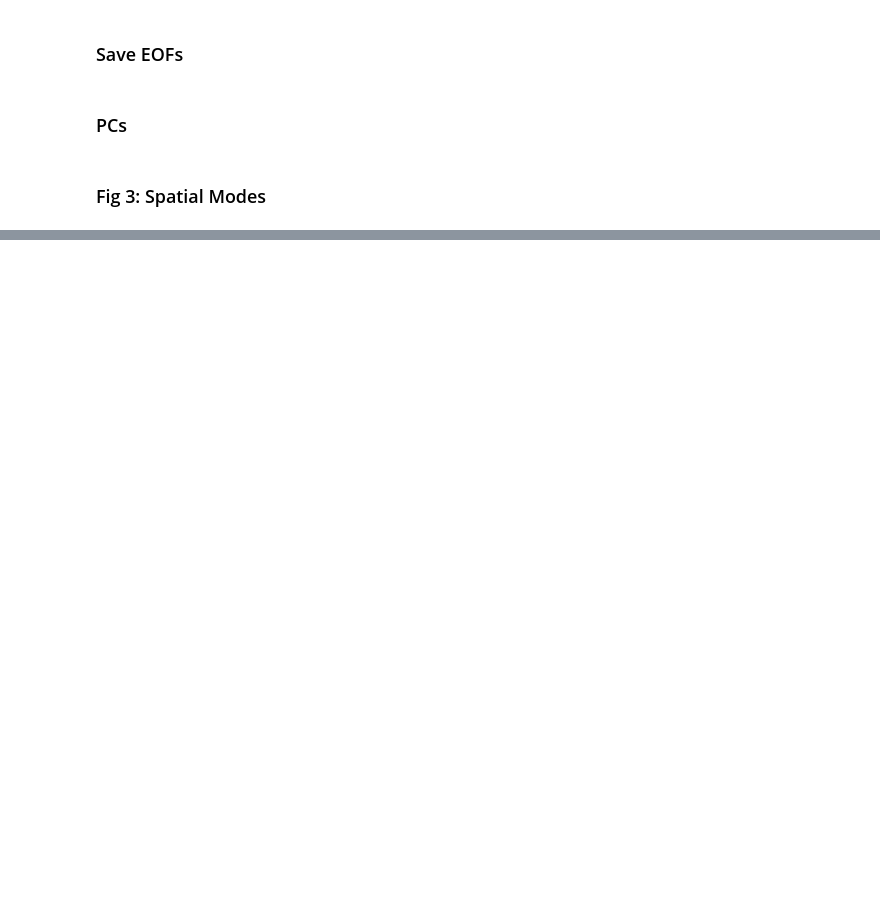
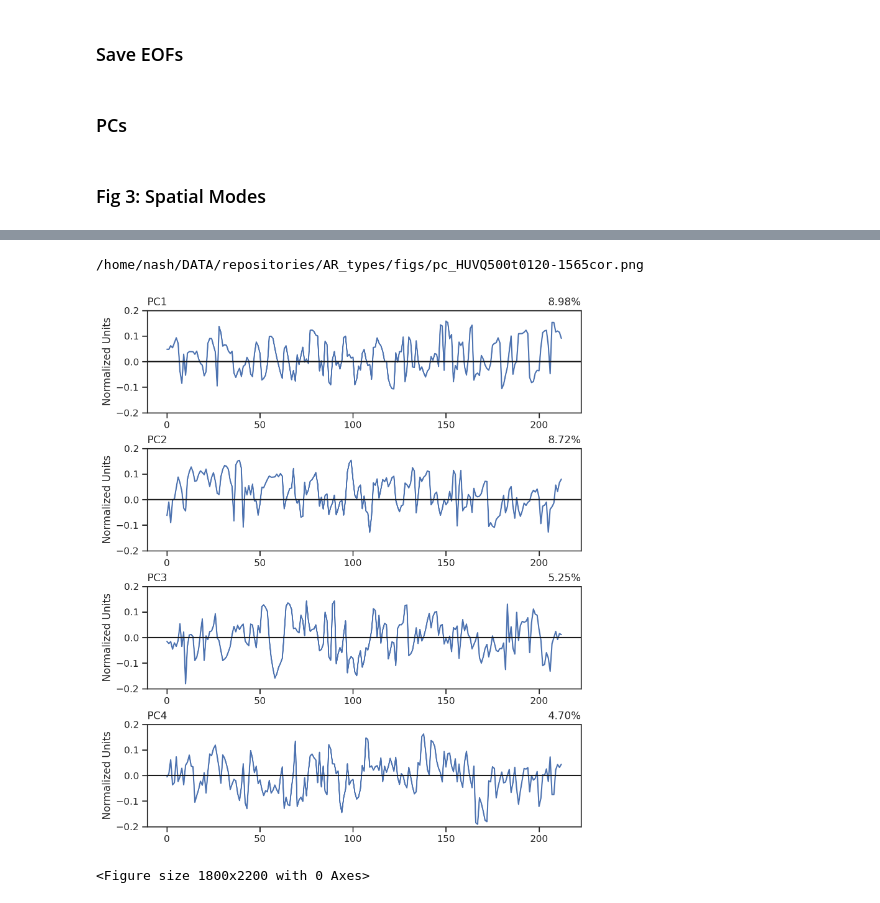
Before and after one commit to dlnash/AR_types, a Jupyter notebook: analysis/eof_multi_variate.ipynb, the cells around one changed output, grey strips where cells are left out. Drawn from its saved outputs; the diff is of its cells as text; code cells hidden in the pictures; blank space fills up the shorter version.

```diff
--- a/analysis/eof_multi_variate.ipynb
+++ b/analysis/eof_multi_variate.ipynb
@@ -713,0 +575,33 @@ display(Image(plotFile))
+# %%
+fig = plt.figure(figsize=(9,11))
+fig.dpi = 200
+fname = path_to_figs + 'pc_'+ fname_id
+fmt = 'png'
+results = evecs[:,:4]
+
+X, nplots = results.shape
+x = np.arange(len(results))
+
+for i in np.arange(nplots):
+    ax = plt.subplot(4, 1, i+1)
+    ax.plot(x, results[:,i], '-')
+    ax.axhline(0, color='k')
+    ax.set_ylim(-0.2, 0.2)
+    ax.set_ylabel('Normalized Units')
+    # subtitles
+    ax.set_title(pc_label[i], loc='left', fontsize=12)
+    ax.set_title(var_label[i], loc='right', fontsize=12)
+
+plt.subplots_adjust(hspace=0.35, wspace=0.003)
+
+fig.savefig('%s.%s' %(fname, fmt), bbox_inches='tight', dpi=fig.dpi)
+fig.clf()
+
+
+plotFile = fname + '.png'
+print(plotFile)
+display(Image(plotFile))
+# %% [output]
+/home/nash/DATA/repositories/AR_types/figs/pc_HUVQ500t0120-1565cor.png
+[figure, added]
+<Figure size 1800x2200 with 0 Axes>
```
Also changed, not shown: parts of 20 cells of this notebook, 38 other files.
